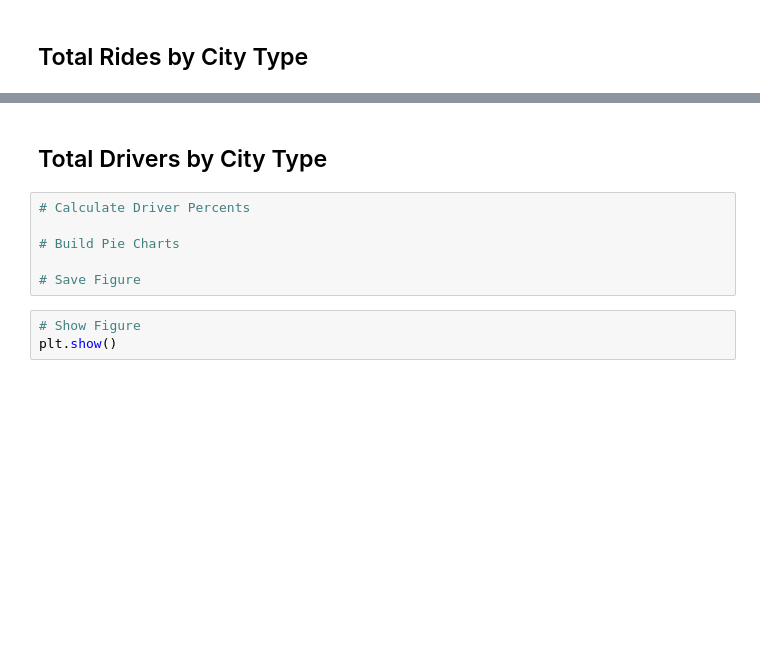
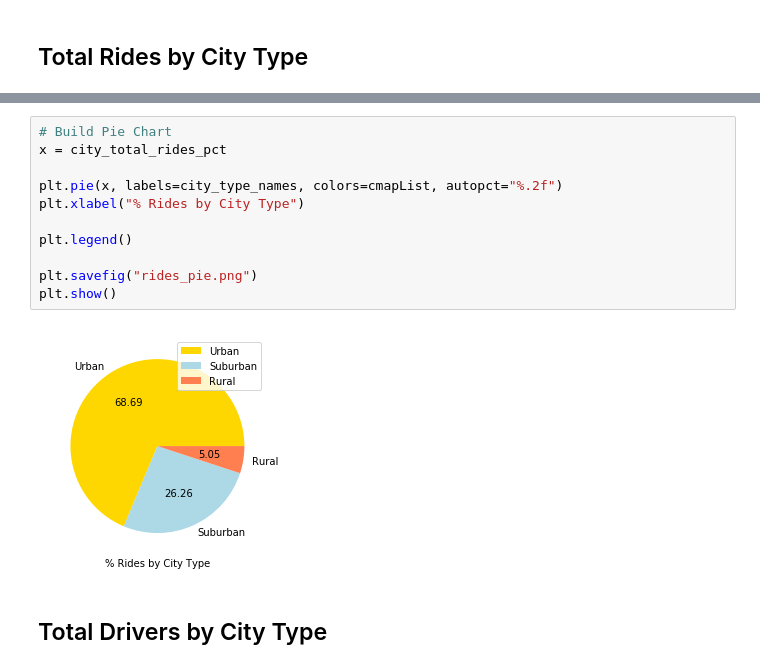
Before and after one commit to feldsteina/pyber, a Jupyter notebook: pyber.ipynb, the cells around one changed output, grey strips where cells are left out. Cells and saved outputs as stored; diff of their text form; blank space fills up the shorter version.

```diff
--- a/pyber.ipynb
+++ b/pyber.ipynb
@@ -104,11 +197,15 @@ plt.show()
+# %%
+# Build Pie Chart
+x = city_total_rides_pct
+
+plt.pie(x, labels=city_type_names, colors=cmapList, autopct="%.2f")
+plt.xlabel("% Rides by City Type")
+
+plt.legend()
+
+plt.savefig("rides_pie.png")
+plt.show()
+# %% [output]
+[figure, added]
 # %% [markdown]
  ## Total Drivers by City Type
-# %%
-# Calculate Driver Percents
-
-# Build Pie Charts
-
-# Save Figure
-# %%
-# Show Figure
-plt.show()
```
Also changed, not shown: parts of 15 cells of this notebook, 5 other files.
